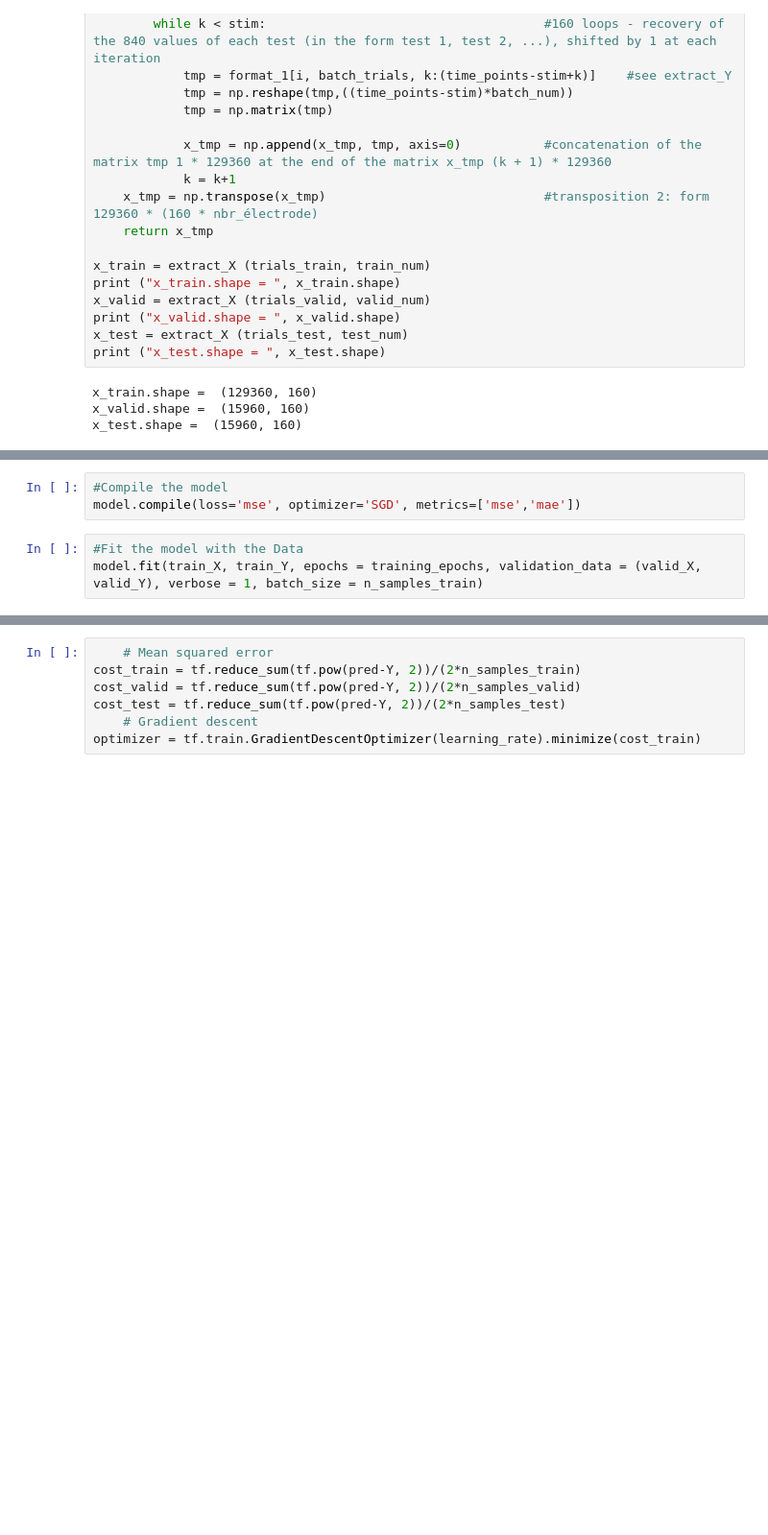
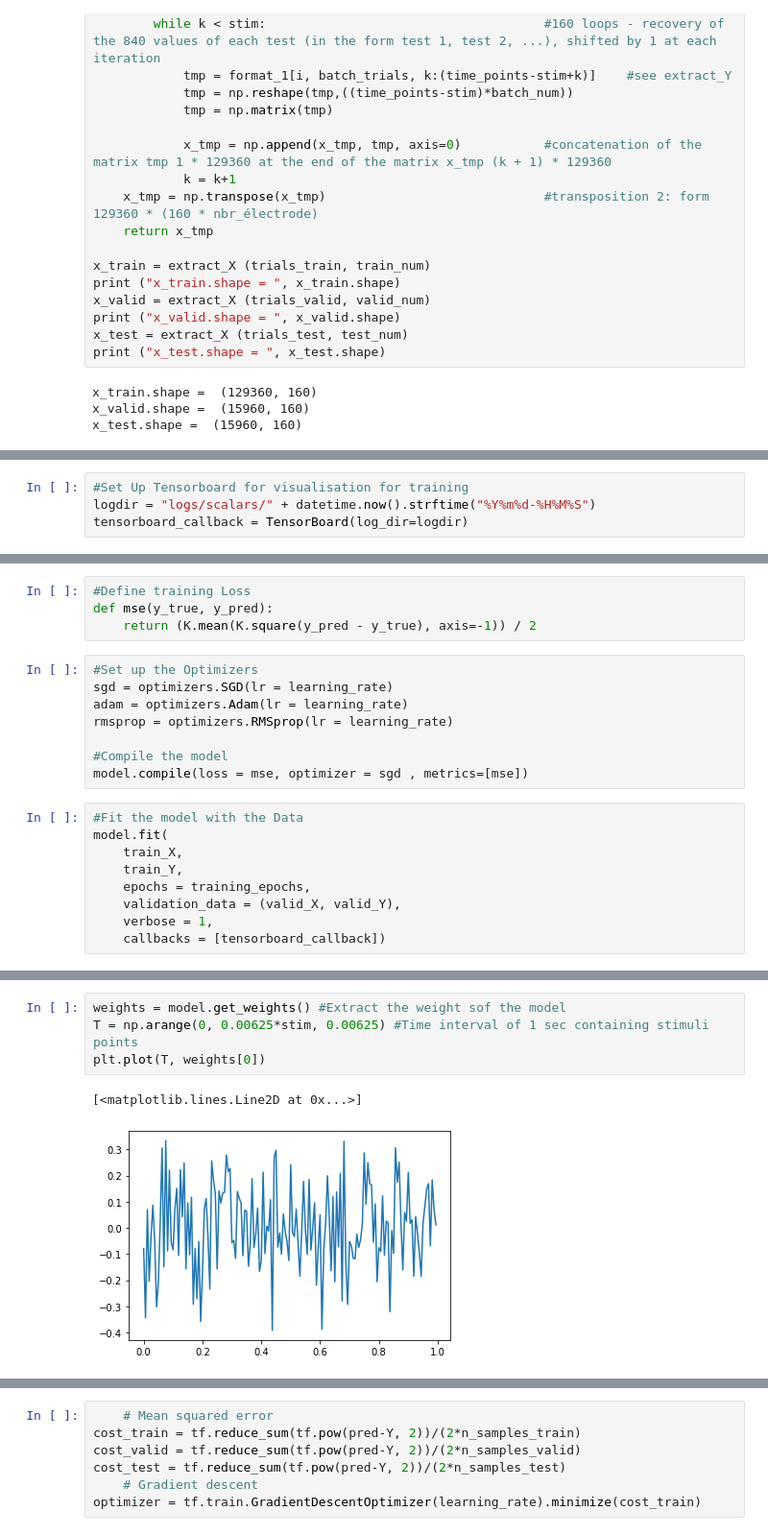
Before and after one commit to vasudev-sharma/DeepEEG-Forecast, a Jupyter notebook: Notebooks/linear_reg python3final7_keras.ipynb, the cells around one changed output, grey strips where cells are left out. Shown at 96% size. Cells and saved outputs as stored; diff of their text form; blank space fills up the shorter version.

Commit message:
Add TenosorBoard support to keras bersion of Linear Regression

```diff
--- a/Notebooks/linear_reg python3final7_keras.ipynb
+++ b/Notebooks/linear_reg python3final7_keras.ipynb
@@ -185,3 +174,7 @@ Total params: 161
 Trainable params: 161
 Non-trainable params: 0
 _________________________________________________________________
+# %%
+#Set Up Tensorboard for visualisation for training
+logdir = "logs/scalars/" + datetime.now().strftime("%Y%m%d-%H%M%S")
+tensorboard_callback = TensorBoard(log_dir=logdir)
@@ -188,7 +183,22 @@ _________________________________________________________________
+# %%
+#Define training Loss
+def mse(y_true, y_pred):
+    return (K.mean(K.square(y_pred - y_true), axis=-1)) / 2
 # %%
+#Set up the Optimizers
+sgd = optimizers.SGD(lr = learning_rate)
+adam = optimizers.Adam(lr = learning_rate)
+rmsprop = optimizers.RMSprop(lr = learning_rate)
+
 #Compile the model
-model.compile(loss='mse', optimizer='SGD', metrics=['mse','mae'])
+model.compile(loss = mse, optimizer = sgd , metrics=[mse])
 # %%
 #Fit the model with the Data
-model.fit(train_X, train_Y, epochs = training_epochs, validation_data = (valid_X, valid_Y), verbose = 1, batch_size = n_samples_train)
+model.fit(
+    train_X,
+    train_Y,
+    epochs = training_epochs,
+    validation_data = (valid_X, valid_Y),
+    verbose = 1,
+    callbacks = [tensorboard_callback])
 # %% [output]
@@ -221,3 +228,10 @@ Test accuracy: 1.0017293691635132
+# %%
+weights = model.get_weights() #Extract the weight sof the model
+T = np.arange(0, 0.00625*stim, 0.00625) #Time interval of 1 sec containing stimuli points
+plt.plot(T, weights[0])
+# %% [output]
+[<matplotlib.lines.Line2D at 0x...>]
+[figure, added]
 # %%
     # tf Graph Input
 (size_L, size_C) = train_X.shape
```
Also changed, not shown: parts of 13 cells of this notebook, 2 other files.
